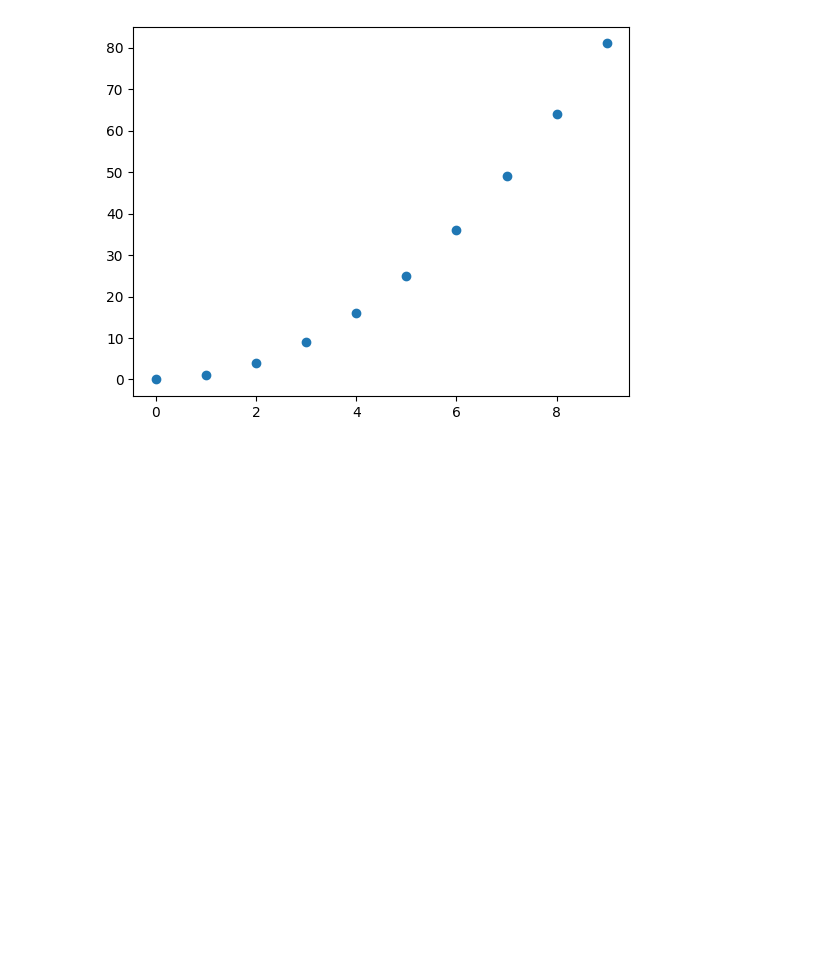
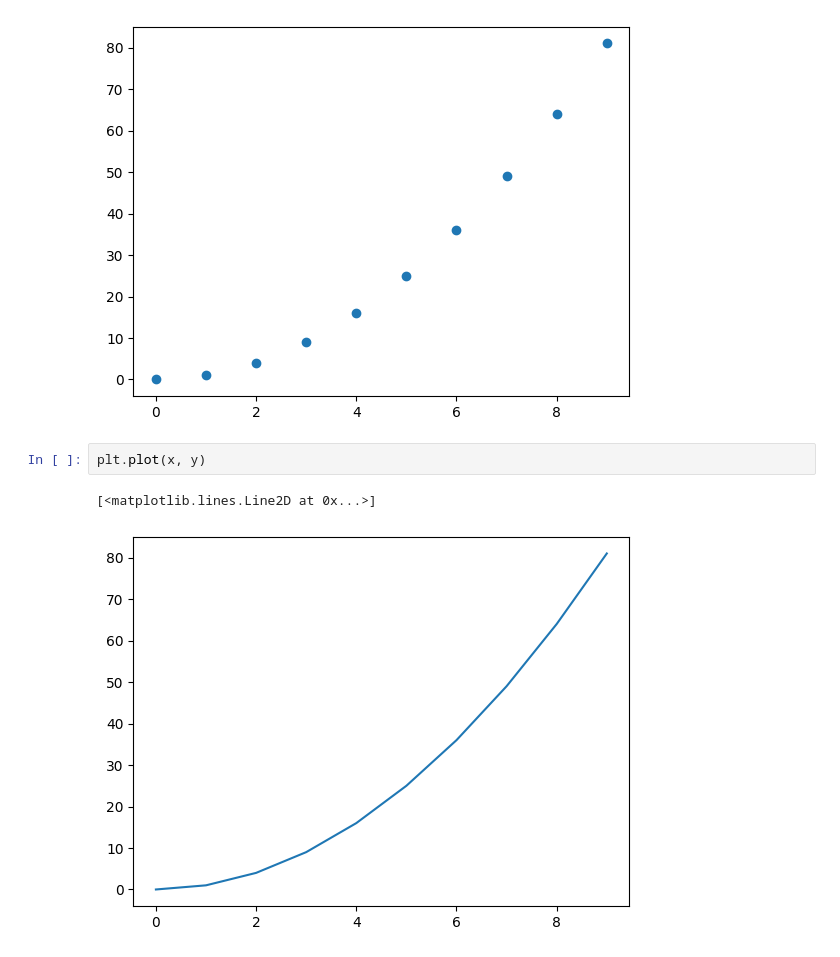
Before and after one commit to RaisulislamRimon/data-science-notes, a Jupyter notebook: module_8/module_8_class/class_1/1_data_visualization.ipynb, the cells around one changed output. Drawn from its saved outputs; the diff is of its cells as text; blank space fills up the shorter version.

Commit message:
matplotlib plot, subplot

```diff
--- a/module_8/module_8_class/class_1/1_data_visualization.ipynb
+++ b/module_8/module_8_class/class_1/1_data_visualization.ipynb
@@ -49,3 +49,8 @@ plt.scatter(x=x, y=y)
 # %% [output]
 <matplotlib.collections.PathCollection at 0x...>
 [figure]
+# %%
+plt.plot(x, y)
+# %% [output]
+[<matplotlib.lines.Line2D at 0x...>]
+[figure, added]
```
Also changed, not shown: parts of 18 cells of this notebook.
